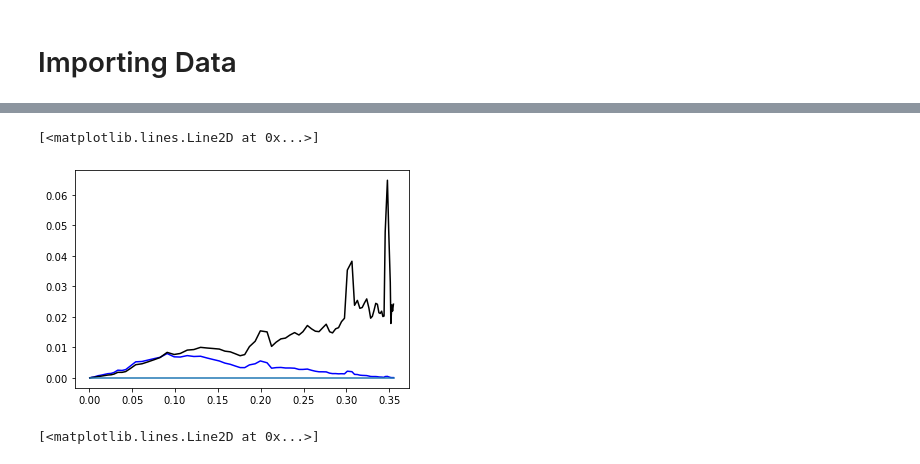
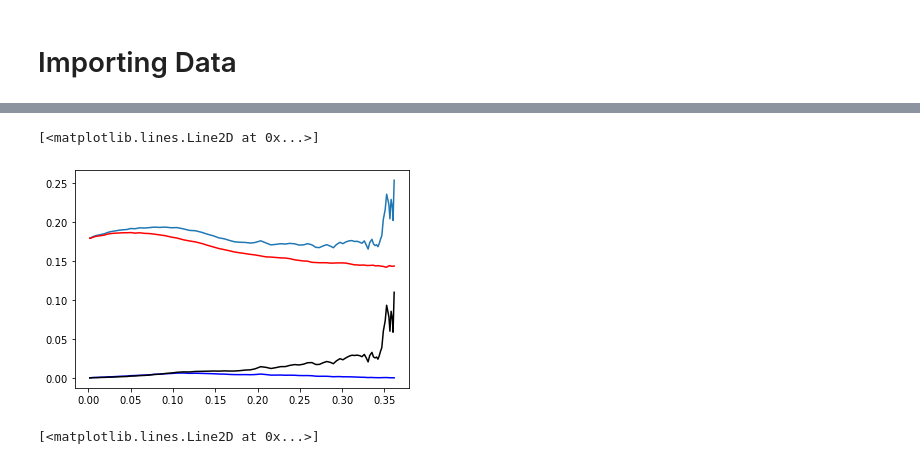
Before and after one commit to Vendetta0462/ProyectoDoubleCone, a Jupyter notebook: Code/Proyecto_Doble_Cono.ipynb, the cells around one changed output, grey strips where cells are left out. Drawn from its saved outputs; the diff is of its cells as text; code cells hidden in the pictures.

```diff
--- a/Code/Proyecto_Doble_Cono.ipynb
+++ b/Code/Proyecto_Doble_Cono.ipynb
@@ -106,23 +65,23 @@ data
 # %%
 #Mechanical energy conservation
-U = m*cte.g0*data.y
-Kt = 0.5*m*data.v**2
+U = m*cte.g0*data_prom.y
+Kt = 0.5*m*data_prom.v**2
 
 def r(x):
     r = R.value - np.tan(the)*np.tan(psi)*x
     return r
 
-Kr = 0.5*I*(data.v/r(data.x))**2
+Kr = 0.5*I*(data_prom.v/r(data_prom.x))**2
 
 Em = U+Kt+Kr
-# plt.plot(data.x,Em)
-# plt.plot(data.x,U, "r")
-plt.plot(data.x,Kt, "b")
-plt.plot(data.x,Kr, "k")
-plt.plot(data.x, np.full(len(data.x),0))
+plt.plot(data_prom.x,Em)
+plt.plot(data_prom.x,U, "r")
+plt.plot(data_prom.x,Kt, "b")
+plt.plot(data_prom.x,Kr, "k")
+# plt.plot(data_prom.x, np.full(len(data_prom.x),0))
 # %% [output]
 [<matplotlib.lines.Line2D at 0x...>]
-[figure, old version]
+[figure, new version]
 # %%
 plt.plot(data.t, data.v)
 # %% [output]
```
Also changed, not shown: parts of 9 cells of this notebook, 23 other files.
